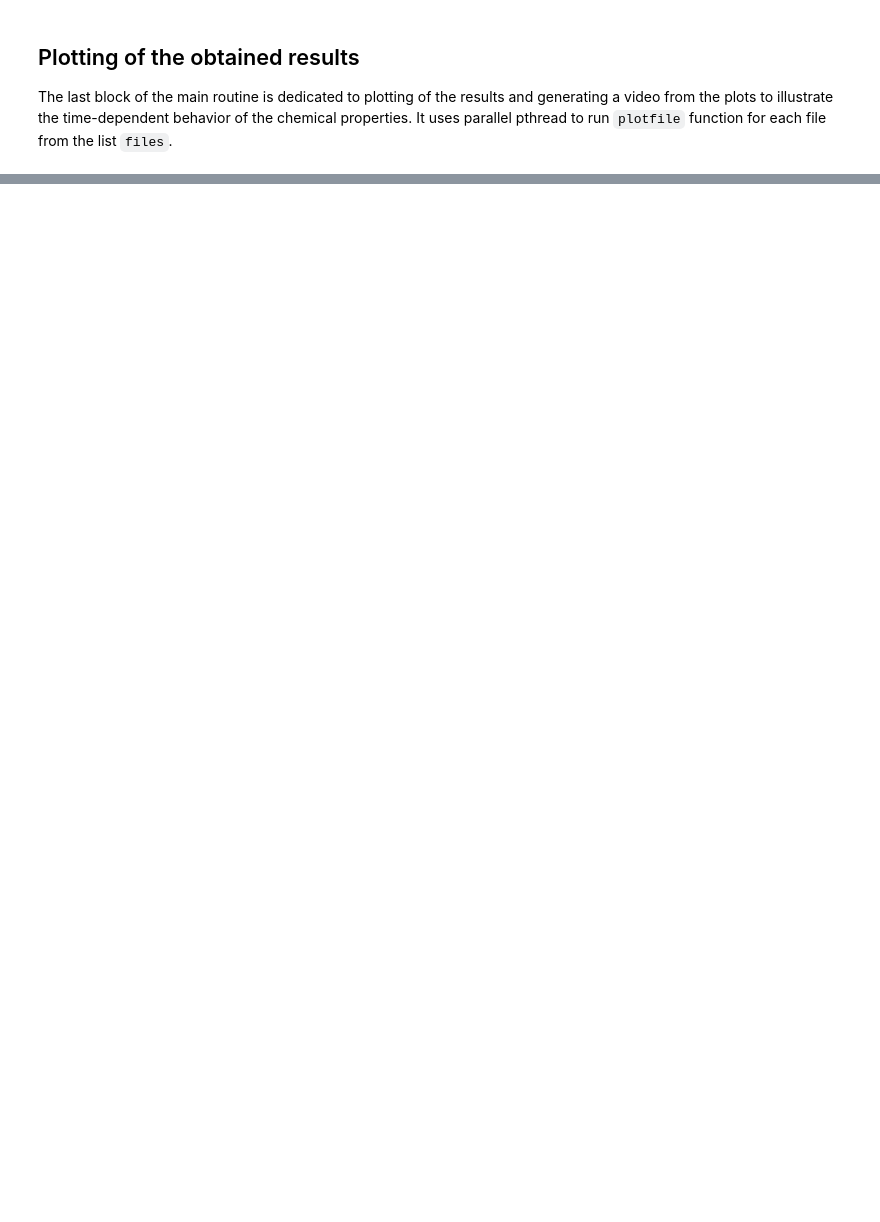
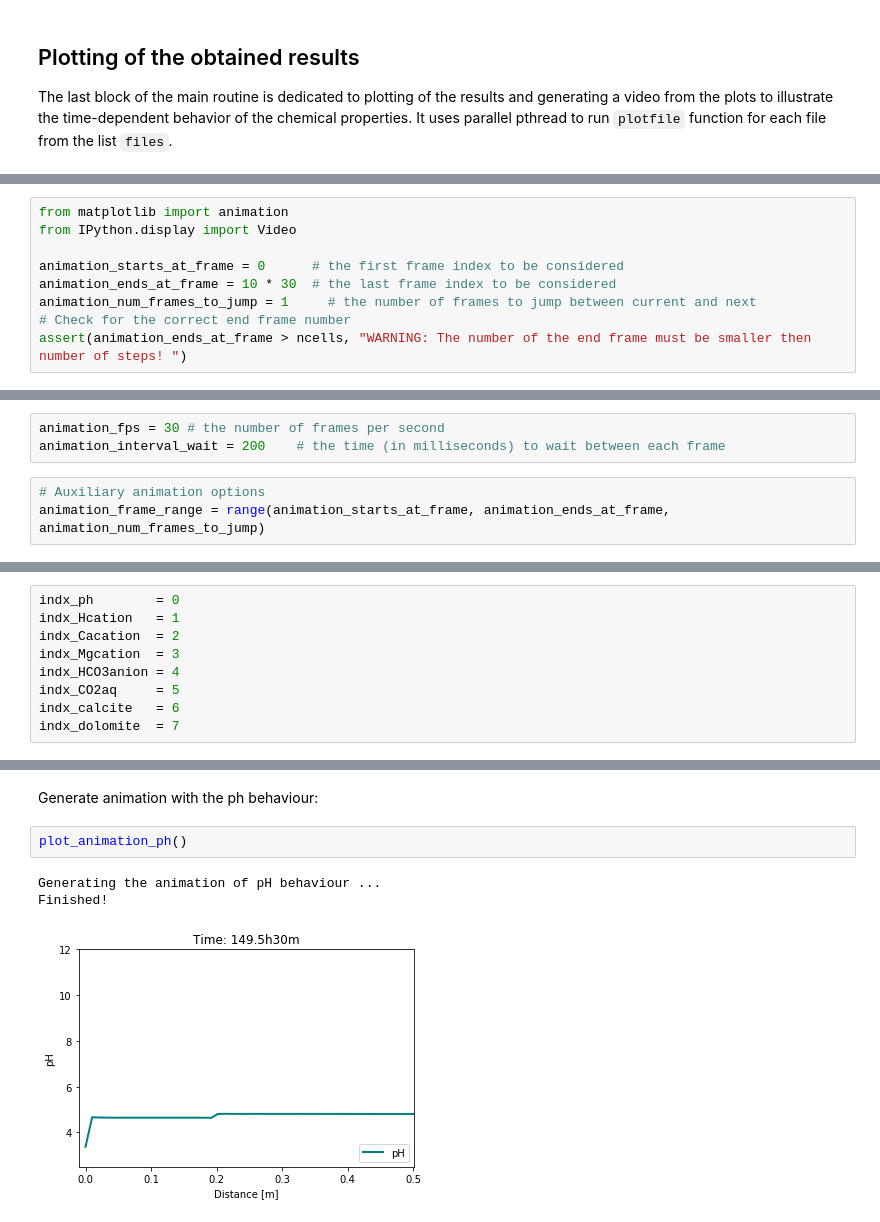
Before and after one commit to reaktoro/reaktoro-jupyter, a Jupyter notebook: tutorial/rt.calcite-brine.ipynb, the cells around one changed output, grey strips where cells are left out. Drawn from its saved outputs; the diff is of its cells as text; blank space fills up the shorter version.

Commit message:
Animation and videos rendering added to the calcite-brine reactive transport tutorial. TODO: Check why dolomite behaves strangely.

```diff
--- a/tutorial/rt.calcite-brine.ipynb
+++ b/tutorial/rt.calcite-brine.ipynb
@@ -369,0 +319,9 @@ plot()
+# %%
+from matplotlib import animation
+from IPython.display import Video
+
+animation_starts_at_frame = 0      # the first frame index to be considered
+animation_ends_at_frame = 10 * 30  # the last frame index to be considered
+animation_num_frames_to_jump = 1     # the number of frames to jump between current and next
+# Check for the correct end frame number
+assert(animation_ends_at_frame > ncells, "WARNING: The number of the end frame must be smaller then number of steps! ")
@@ -369,0 +330,6 @@ plot()
+# %%
+animation_fps = 30 # the number of frames per second
+animation_interval_wait = 200    # the time (in milliseconds) to wait between each frame
+# %%
+# Auxiliary animation options
+animation_frame_range = range(animation_starts_at_frame, animation_ends_at_frame, animation_num_frames_to_jump)
@@ -369,0 +339,9 @@ plot()
+# %%
+indx_ph        = 0
+indx_Hcation   = 1
+indx_Cacation  = 2
+indx_Mgcation  = 3
+indx_HCO3anion = 4
+indx_CO2aq     = 5
+indx_calcite   = 6
+indx_dolomite  = 7
@@ -369,0 +463,8 @@ plot()
+# %% [markdown]
+Generate animation with the ph behaviour:
+# %%
+plot_animation_ph()
+# %% [output]
+Generating the animation of pH behaviour ...
+Finished!
+[figure, added]
```
Also changed, not shown: parts of 35 cells of this notebook, 1 other file.
